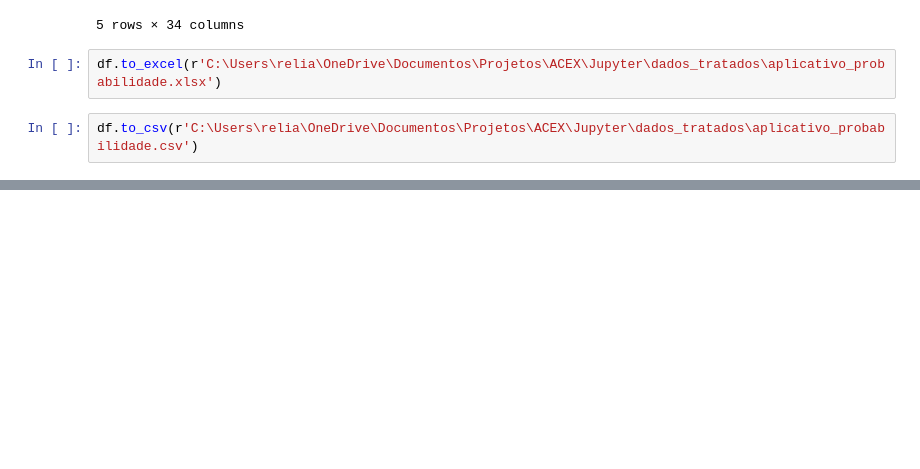
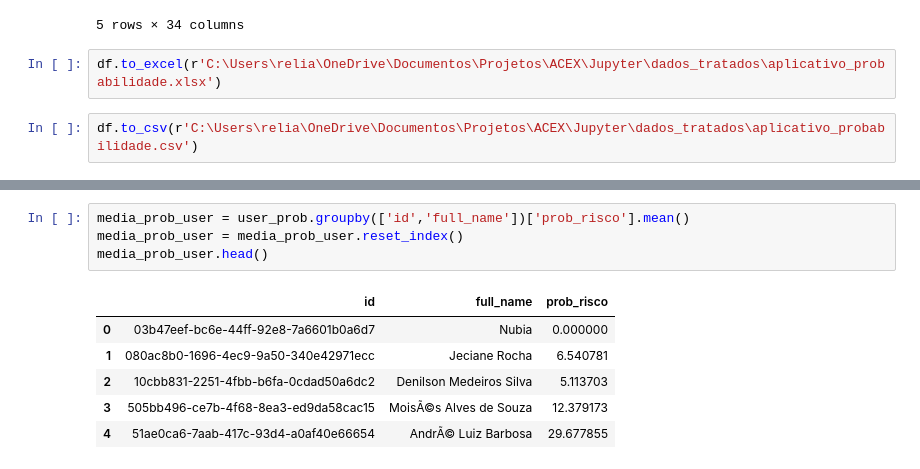
Before and after one commit to Raimundo2004/ETL-Acidentes, a Jupyter notebook: ML.ipynb, the cells around one changed output, grey strips where cells are left out. Drawn from its saved outputs; the diff is of its cells as text; blank space fills up the shorter version.

```diff
--- a/ML.ipynb
+++ b/ML.ipynb
@@ -165,0 +190,11 @@ df.to_csv(r'C:\Users\relia\OneDrive\Documentos\Projetos\ACEX\Jupyter\dados_trata
+# %%
+media_prob_user = user_prob.groupby(['id','full_name'])['prob_risco'].mean()
+media_prob_user = media_prob_user.reset_index()
+media_prob_user.head()
+# %% [output]
+|  | id | full_name | prob_risco |
+| 0 | 03b47eef-bc6e-44ff-92e8-7a6601b0a6d7 | Nubia | 0.000000 |
+| 1 | 080ac8b0-1696-4ec9-9a50-340e42971ecc | Jeciane Rocha | 6.540781 |
+| 2 | 10cbb831-2251-4fbb-b6fa-0cdad50a6dc2 | Denilson Medeiros Silva | 5.113703 |
+| 3 | 505bb496-ce7b-4f68-8ea3-ed9da58cac15 | MoisÃ©s Alves de Souza | 12.379173 |
+| 4 | 51ae0ca6-7aab-417c-93d4-a0af40e66654 | AndrÃ© Luiz Barbosa | 29.677855 |
```
Also changed, not shown: parts of 5 cells of this notebook.
